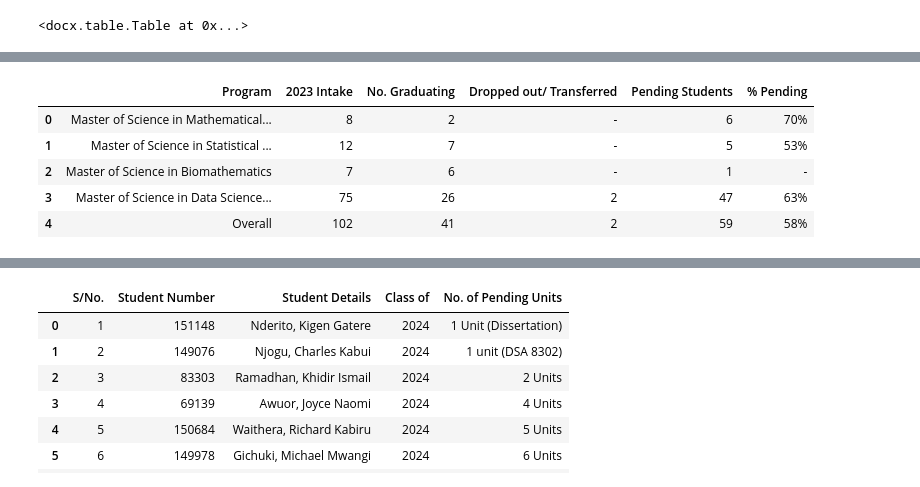
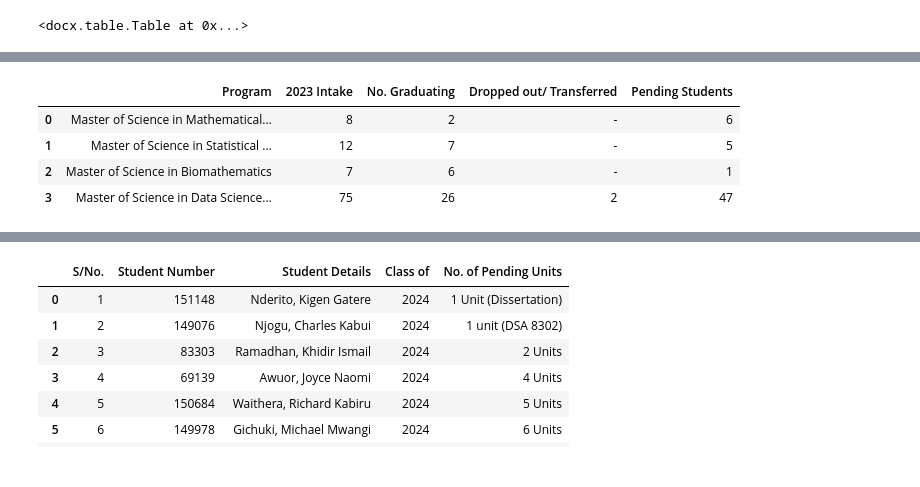
Before and after one commit to gathukalinet/msc_dsa, a Jupyter notebook: msc_grad.ipynb, the cells around one changed output, grey strips where cells are left out. Cells and saved outputs as stored; diff of their text form; code cells hidden in the pictures.

```diff
--- a/msc_grad.ipynb
+++ b/msc_grad.ipynb
@@ -122,13 +122,13 @@ msc_dsa_grad_list
 # %%
 pending_students_2023 =df8
+pending_students_2023 = pending_students_2023.iloc[:4, :5]
 pending_students_2023
 # %% [output]
-|  | Program | 2023 Intake | No. Graduating | Dropped out/ Transferred | Pending Students | % Pending |
-| 0 | Master of Science in Mathematical... | 8 | 2 | - | 6 | 70% |
-| 1 | Master of Science in Statistical ... | 12 | 7 | - | 5 | 53% |
-| 2 | Master of Science in Biomathematics | 7 | 6 | - | 1 | - |
-| 3 | Master of Science in Data Science... | 75 | 26 | 2 | 47 | 63% |
-| 4 | Overall | 102 | 41 | 2 | 59 | 58% |
+|  | Program | 2023 Intake | No. Graduating | Dropped out/ Transferred | Pending Students |
+| 0 | Master of Science in Mathematical... | 8 | 2 | - | 6 |
+| 1 | Master of Science in Statistical ... | 12 | 7 | - | 5 |
+| 2 | Master of Science in Biomathematics | 7 | 6 | - | 1 |
+| 3 | Master of Science in Data Science... | 75 | 26 | 2 | 47 |
 # %%
 df9.columns = df9.iloc[0, :].values
 df9 = df9.iloc[1:]
```
Also changed, not shown: parts of 7 cells of this notebook, 1 other file.
